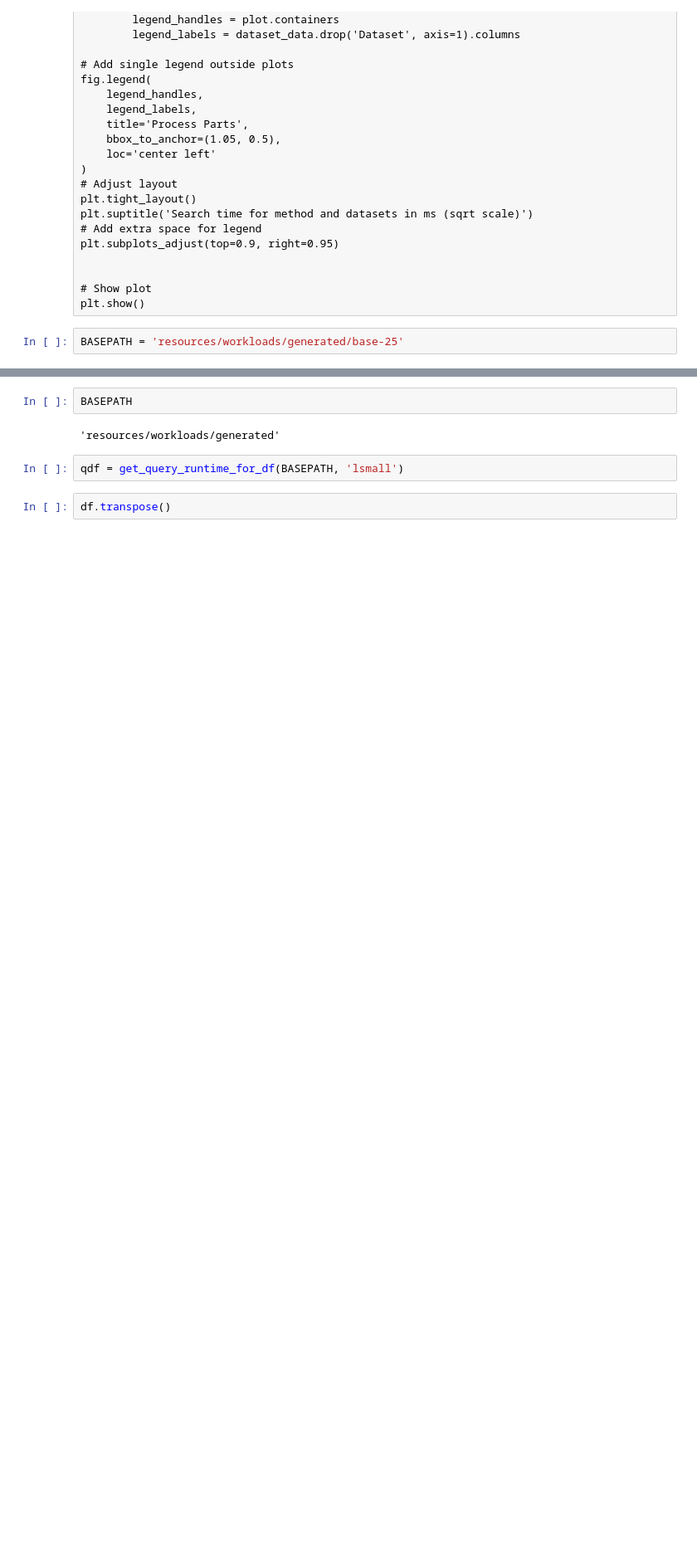
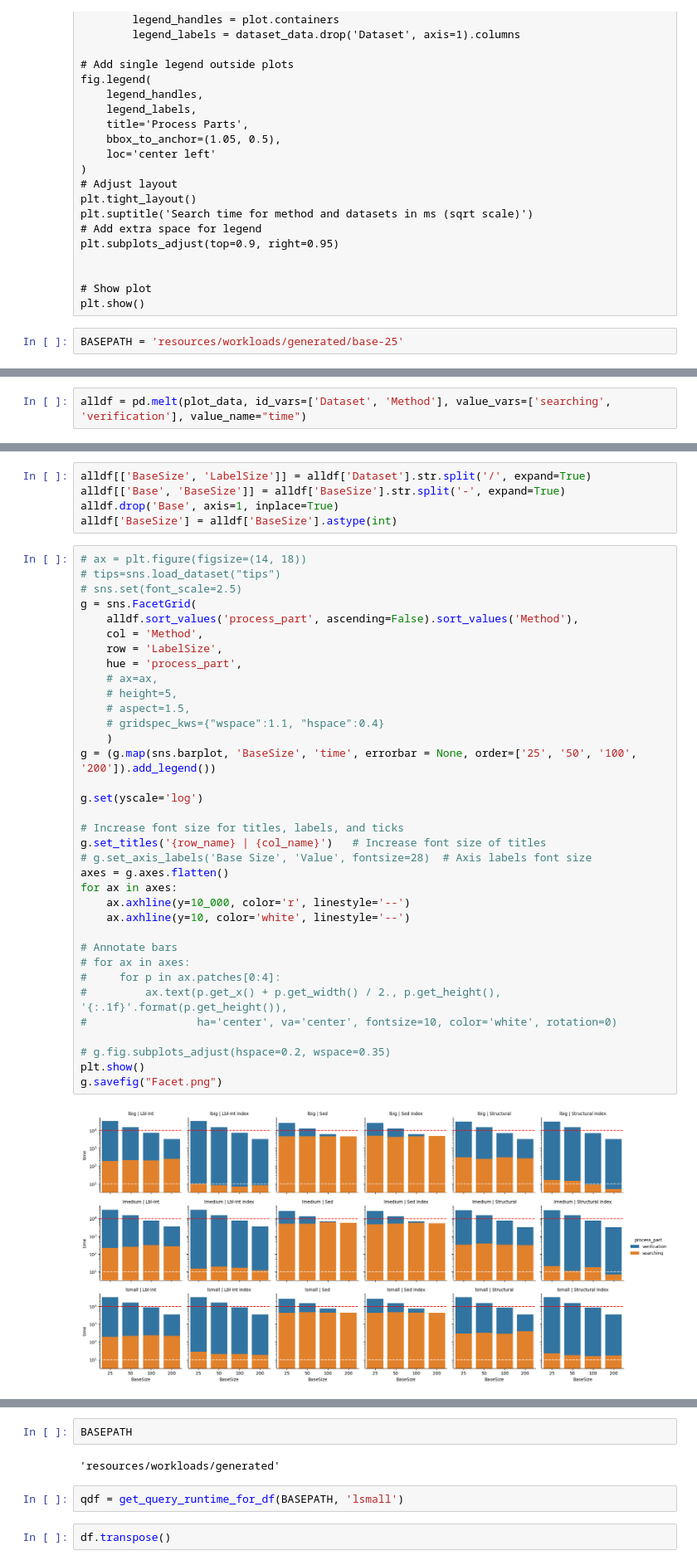
Before and after one commit to LukMRVC/tree-statistics, a Jupyter notebook: TED-viz.ipynb, the cells around one changed output, grey strips where cells are left out. Shown at 83% size. Saved outputs shown, nothing was run; the diff lists cells and outputs as text; blank space fills up the shorter version.

```diff
--- a/TED-viz.ipynb
+++ b/TED-viz.ipynb
@@ -1351,0 +1399,2 @@ print_generated_dissimilar('resources/workloads/generated/base-25', '25 Base tre
+# %%
+alldf = pd.melt(plot_data, id_vars=['Dataset', 'Method'], value_vars=['searching', 'verification'], value_name="time")
@@ -1375,0 +1493,42 @@ print_generated_dissimilar('resources/workloads/generated/base-200', '200 Base t
+# %%
+alldf[['BaseSize', 'LabelSize']] = alldf['Dataset'].str.split('/', expand=True)
+alldf[['Base', 'BaseSize']] = alldf['BaseSize'].str.split('-', expand=True)
+alldf.drop('Base', axis=1, inplace=True)
+alldf['BaseSize'] = alldf['BaseSize'].astype(int)
+# %%
+# ax = plt.figure(figsize=(14, 18))
+# tips=sns.load_dataset("tips")
+# sns.set(font_scale=2.5)
+g = sns.FacetGrid(
+    alldf.sort_values('process_part', ascending=False).sort_values('Method'),
+    col = 'Method',
+    row = 'LabelSize',
+    hue = 'process_part',
+    # ax=ax,
+    # height=5,
+    # aspect=1.5,
+    # gridspec_kws={"wspace":1.1, "hspace":0.4}
+    )
+g = (g.map(sns.barplot, 'BaseSize', 'time', errorbar = None, order=['25', '50', '100', '200']).add_legend())
+
+g.set(yscale='log')
+
+# Increase font size for titles, labels, and ticks
+g.set_titles('{row_name} | {col_name}')   # Increase font size of titles
+# g.set_axis_labels('Base Size', 'Value', fontsize=28)  # Axis labels font size
+axes = g.axes.flatten()
+for ax in axes:
+    ax.axhline(y=10_000, color='r', linestyle='--')
+    ax.axhline(y=10, color='white', linestyle='--')
+
+# Annotate bars
+# for ax in axes:
+#     for p in ax.patches[0:4]:
+#         ax.text(p.get_x() + p.get_width() / 2., p.get_height(), '{:.1f}'.format(p.get_height()),
+#                 ha='center', va='center', fontsize=10, color='white', rotation=0)
+
+# g.fig.subplots_adjust(hspace=0.2, wspace=0.35)
+plt.show()
+g.savefig("Facet.png")
+# %% [output]
+[figure, added]
```
Also changed, not shown: parts of 22 cells of this notebook, 2 other files.
